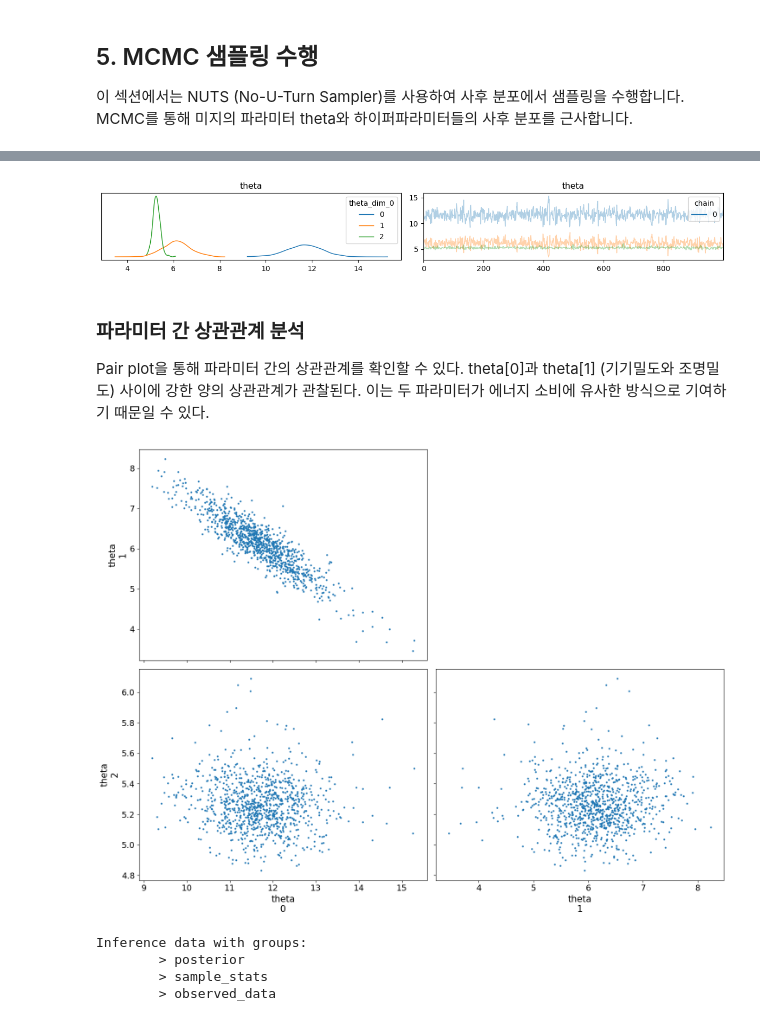
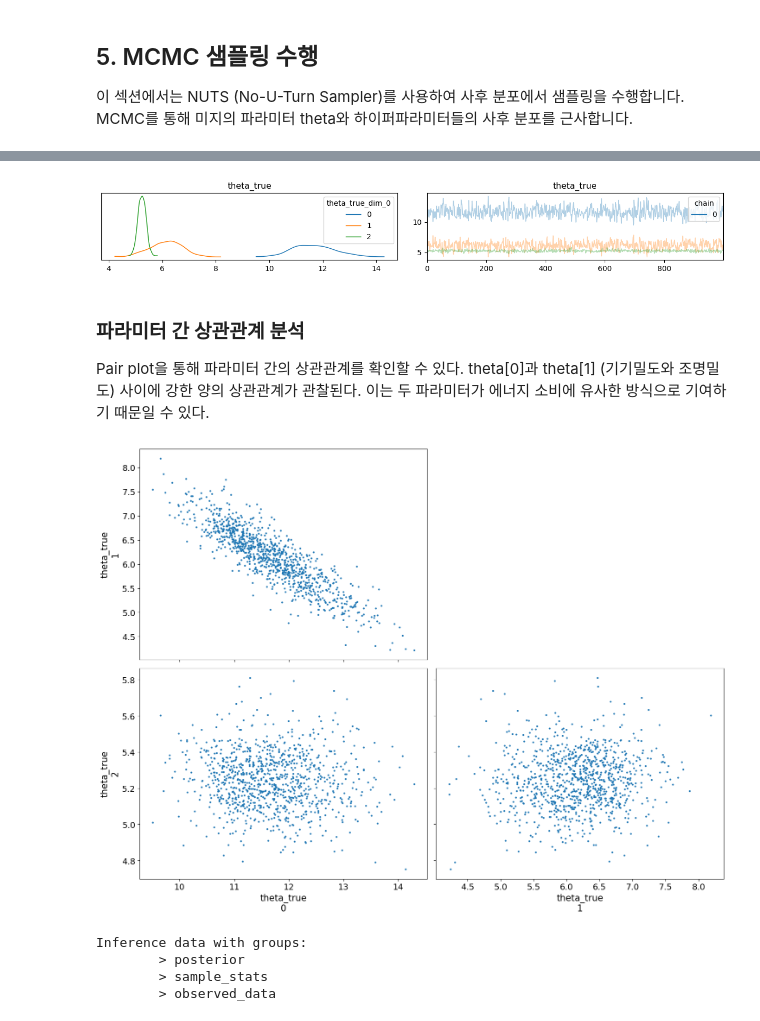
Before and after one commit to BET-lab/pymc-examples, a Jupyter notebook: examples/pymc-gp-toy_model.ipynb, the cells around one changed output, grey strips where cells are left out. Saved outputs shown, nothing was run; the diff lists cells and outputs as text; code cells hidden in the pictures.

```diff
--- a/examples/pymc-gp-toy_model.ipynb
+++ b/examples/pymc-gp-toy_model.ipynb
@@ -303,32 +303,32 @@ x_c = df_c.iloc[:, 1:3].values
 x_c_min = x_c.min(axis=0)  # 각 차원별 최솟값
 x_c_max = x_c.max(axis=0)  # 각 차원별 최댓값
 x_c = (x_c - x_c_min) / (x_c_max - x_c_min)  # 차원별로 Min-Max 정규화
-print(f"x_c 정규화: 각 차원별로 [0, 1] 범위로 변환")
+print("x_c 정규화: 각 차원별로 [0, 1] 범위로 변환")
 
 # 3. 시뮬레이션 추가 입력 파라미터, 추정 파라미터 (t_c) 정규화
 # df_c.iloc[:, 3:]: 모델 추정 파라미터 (t1, t2, t3)
-t_c = df_c.iloc[:, 3:].values
-t_c_min = 0  # 하한선을 0으로 고정 (양수 파라미터)
-t_c_max = t_c.max(axis=0)  # 각 파라미터별 최댓값
-t_c = (t_c - t_c_min) / (t_c_max - t_c_min)  # [0, 최댓값] → [0, 1] 범위로 정규화
-print(f"t_c 정규화: [0, {t_c_max}] → [0, 1] 범위로 변환")
+theta = df_c.iloc[:, 3:].values
+theta_min = 0  # 하한선을 0으로 고정 (양수 파라미터)
+theta_max = theta.max(axis=0)  # 각 파라미터별 최댓값
+theta = (theta - theta_min) / (theta_max - theta_min)  # [0, 최댓값] → [0, 1] 범위로 정규화
+print(f"t_c 정규화: [0, {theta_max}] → [0, 1] 범위로 변환")
 
-print(f"정규화된 데이터 크기: y{y.shape}, x_c{x_c.shape}, t_c{t_c.shape}")
+print(f"정규화된 데이터 크기: {y.shape = }, {x_c.shape = }, {theta.shape = }")
 
 # 4. 실제 관측 데이터 정규화
 # 위에서 사용된 정규화 파라미터를 실험 데이터 정규화에도 그대로 적용합니다.
 # 이를 통해 관측 데이터와 시뮬레이션 데이터가 같은 스케일에서 비교 가능합니다.
 z = df_f.iloc[:, 0].values
 z = (z - y_min) / (y_max - y_min)  # y의 정규화 파라미터 사용
-print(f"z 정규화: y와 동일한 스케일 적용 [{y_min:.2f}, {y_max:.2f}] → [0, 1]")
+print(f"z 정규화: y와 동일한 스케일 적용 [{y_min = :.2f}, {y_max = :.2f}] → [0, 1]")
 
 # 5. 실제 관측 좌표 (x_p) 정규화
 # 시뮬레이션 좌표와 같은 스케일을 적용
 x_p = df_f.iloc[:, 1:3].values
 x_p = (x_p - x_c_min) / (x_c_max - x_c_min)  # x_c의 정규화 파라미터 사용
-print(f"x_p 정규화: x_c와 동일한 스케일 적용")
+print("x_p 정규화: x_c와 동일한 스케일 적용")
 
-print(f"정규화된 데이터 크기: z{z.shape}, x_p{x_p.shape}")
+print(f"정규화된 데이터 크기: {z.shape = }, {x_p.shape = }")
 # %% [output]
 === 컴퓨터 시뮬레이션 데이터 정규화 ===
 y 정규화: 원본 범위 [81.71, 590.09] → 정규화 범위 [0, 1]
@@ -496,7 +496,7 @@ with pm.Model() as model:
     # Length-scale 파라미터: 각 입력 차원에서의 함수 변동성 특성을 제어
     # Gamma 분포 사용 이유: 양수만 허용 (분모에 사용되므로 0이면 안됨)
     # shape=5: 5개 입력 차원 각각에 대한 독립적인 length-scale
-    ls = pm.Gamma("ls", alpha=2, beta=0.5, shape=5)
+    l = pm.Gamma("l", alpha=2, beta=0.5, shape=5)
 
     # Amplitude 파라미터: GP 함수 값의 전체적인 변동 폭을 결정
     # HalfCauchy 분포 사용 이유: 0을 포함한 양수 허용, heavy-tail로 유연한 사전 분포
@@ -505,24 +505,24 @@ with pm.Model() as model:
     # 2. 커널 함수 정의
     # Exponential Quadratic (RBF) 커널: 가장 일반적으로 사용되는 smooth한 함수 근사 커널
     # k(x_i, x_j) = eta^2 * exp(-0.5 * sum((x_i - x_j)^2 / ls^2))
-    cov = eta**2 * pm.gp.cov.ExpQuad(input_dim=5, ls=ls)
+    cov = eta**2 * pm.gp.cov.ExpQuad(input_dim=5, ls=l)
 
     # 3. 시뮬레이션 데이터 입력 구성
-    # x_c (공간 좌표)와 t_c (파라미터)를 수평으로 결합하여 5차원 입력 생성
-    X_c = np.hstack([x_c, t_c])
+    # x_c (공간 좌표)와 theta (파라미터)를 수평으로 결합하여 5차원 입력 생성
+    X_c = np.hstack([x_c, theta])
 
     # 4. 물리적 파라미터 추정을 위한 사전 분포 정의
 
-    # theta: 추정하고자 하는 미지의 물리적 파라미터 (t1, t2, t3)
+    # theta_true: 추정하고자 하는 미지의 물리적 파라미터 (t1, t2, t3)
     # Exponential 분포 사용 이유:
     #   - 파라미터가 음수가 될 수 없는 물리적 제약
     #   - lam=1로 약한 정보만 제공하여 데이터가 추론을 주도하도록 설정
-    theta = pm.Exponential("theta", lam=1, shape=3)
+    theta_true = pm.Exponential("theta_true", lam=1, shape=3)
 
     # 실제 관측 데이터 입력 구성
     # 모든 관측치가 동일한 물리 시스템(동일한 theta)에서 나왔다고 가정
     # pt.tile을 사용하여 theta를 관측치 개수만큼 복제
-    X_p = pt.concatenate([x_p, pt.tile(theta, (x_p.shape[0], 1))], axis=1)
+    X_p = pt.concatenate([x_p, pt.tile(theta_true, (x_p.shape[0], 1))], axis=1)
 
     # 5. 관측 노이즈 정의
     # sigma: 측정 과정에서 발생하는 랜덤 노이즈의 표준편차
@@ -541,7 +541,7 @@ with pm.Model() as model:
     #   - Latent 변수를 적분하여 제거, 계산 효율성 향상
     #   - 정규분포 노이즈 가정 하에서 해석적 marginal likelihood 계산 가능
     gp = pm.gp.Marginal(cov_func=cov)
-    y_z_obs = gp.marginal_likelihood("y_z_obs", X=X, y=Y, sigma=sigma)
+    obs = gp.marginal_likelihood("obs", X=X, y=Y, sigma=sigma)
 # %% [markdown]
 ## 모델 구조 시각화 해석
 
@@ -850,15 +853,15 @@ t_c_max[None, None, :]
 # theta 파라미터를 원래 물리적 단위로 역변환
 # 정규화된 [0, 1] 범위에서 원래 파라미터 범위로 복원
 trace_ = trace.copy()
-trace_.posterior.theta.values *= t_c_max[None, None, :]  # 브로드캐스팅으로 모든 샘플에 적용
+trace_.posterior.theta_true.values *= theta_max[None, None, :]  # 브로드캐스팅으로 모든 샘플에 적용
 
 # 역변환된 theta 값들의 사후 분포 시각화
 # 이제 물리적 단위로 해석 가능 (기기밀도, 조명밀도, COP)
-az.plot_trace(trace_, legend=True, var_names=["theta"])
+az.plot_trace(trace_, legend=True, var_names=["theta_true"])
 plt.tight_layout()
 plt.show()
 # %% [output]
-[figure, old version]
+[figure, new version]
 # %% [markdown]
 ### 파라미터 간 상관관계 분석
 
@@ -866,13 +869,13 @@ Pair plot을 통해 파라미터 간의 상관관계를 확인할 수 있다. th
 # %%
 # theta 파라미터 간의 상관관계 시각화
 # 대각선: 각 파라미터의 주변 분포 (marginal distribution)
 # 비대각선: 파라미터 쌍 간의 결합 분포 (joint distribution)
 # 이를 통해 파라미터 간의 상관성과 불확실성 구조 파악
-az.plot_pair(trace_, var_names=["theta"])
+az.plot_pair(trace_, var_names=["theta_true"])
 plt.tight_layout()
 plt.show()
 # %% [output]
-[figure, old version]
+[figure, new version]
 # %%
 # MCMC 샘플링 결과 요약 확인
 # 각 파라미터의 평균, 표준편차, 신뢰구간 등의 통계량 표시
```
Also changed, not shown: parts of 12 cells of this notebook.
